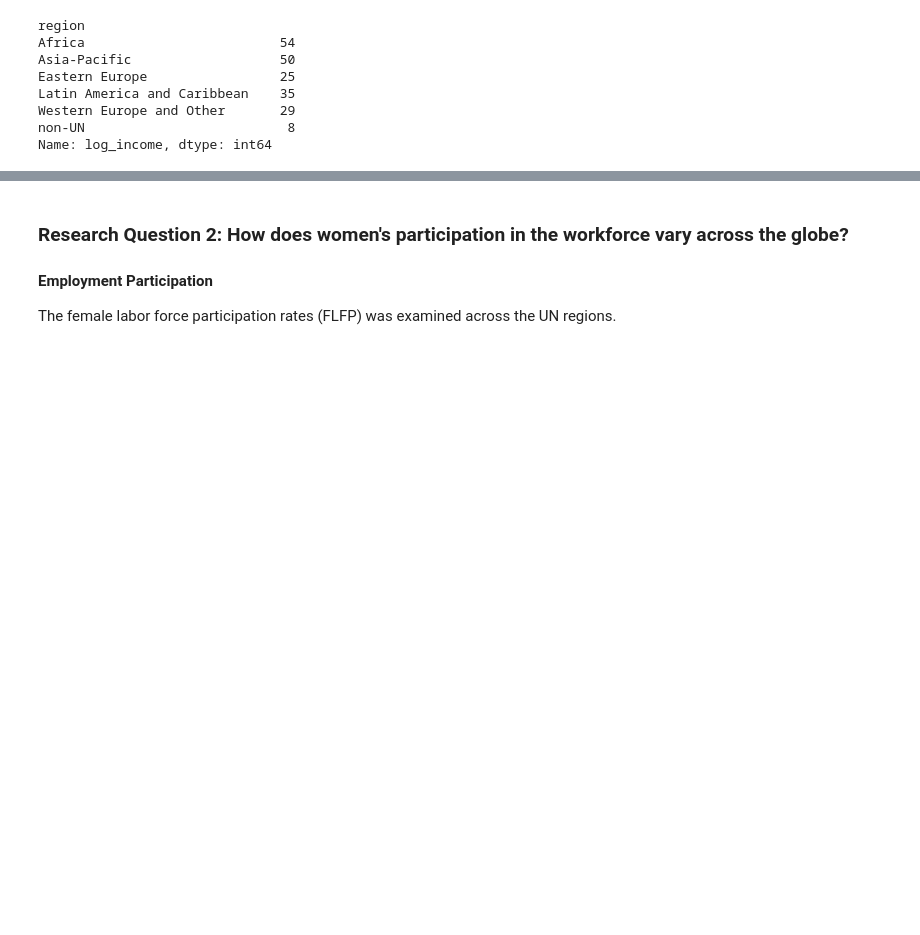
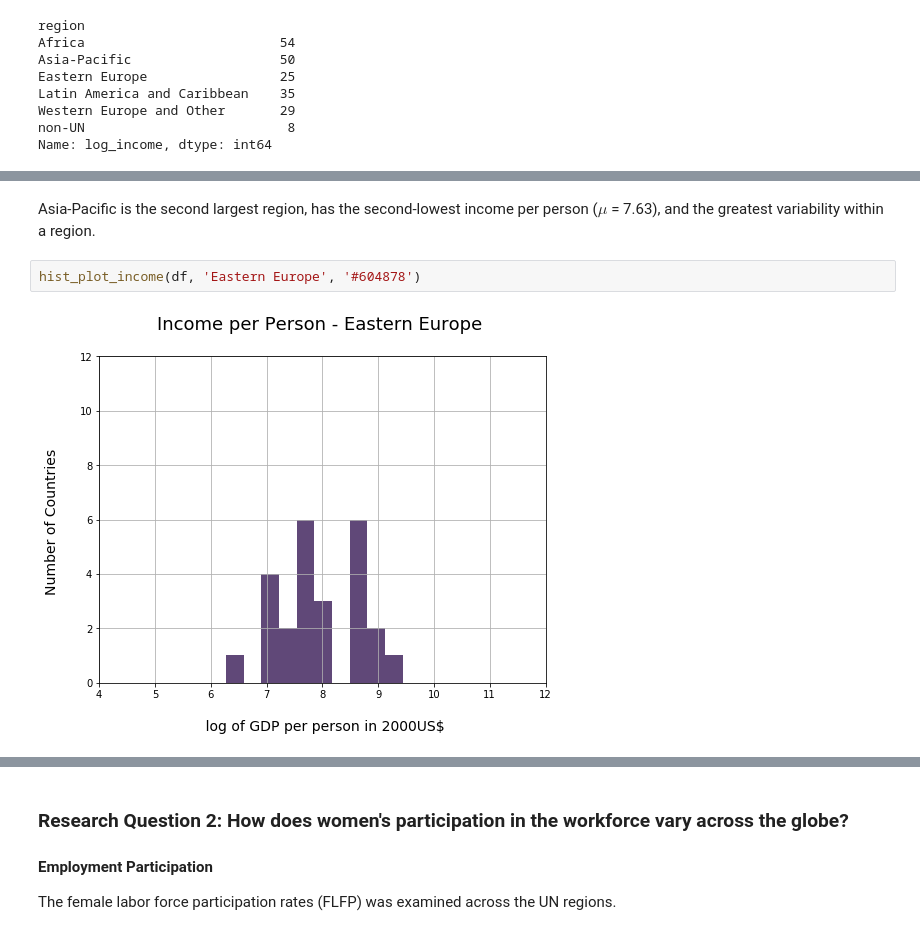
Before and after one commit to orunsh/DAND-Project-3, a Jupyter notebook: project-3.ipynb, the cells around one changed output, grey strips where cells are left out. Saved outputs shown, nothing was run; the diff lists cells and outputs as text; blank space fills up the shorter version.

```diff
--- a/project-3.ipynb
+++ b/project-3.ipynb
@@ -1294,0 +1257,6 @@ Variability in income per person tended to decrease as the mean for the region i
+# %% [markdown]
+Asia-Pacific is the second largest region, has the second-lowest income per person ($\mu$ = 7.63), and the greatest variability within a region.
+# %%
+hist_plot_income(df, 'Eastern Europe', '#604878')
+# %% [output]
+[figure, added]
```
Also changed, not shown: parts of 125 cells of this notebook.
